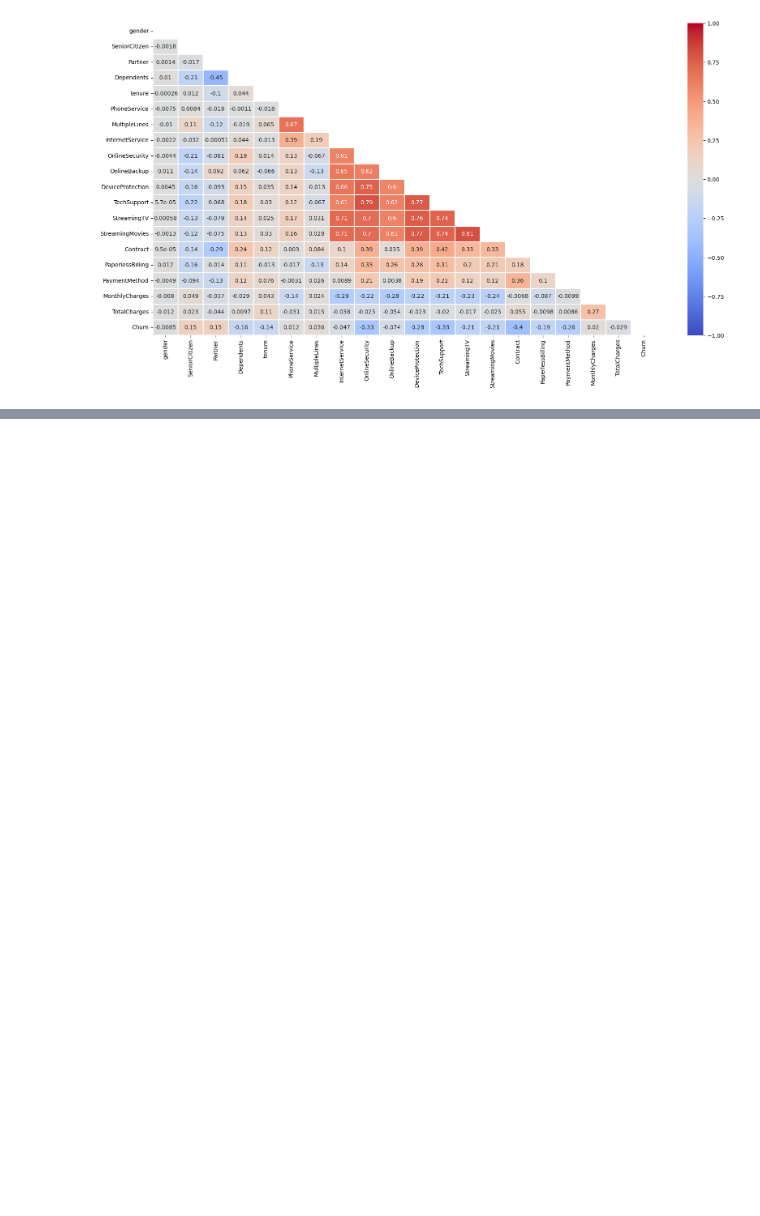
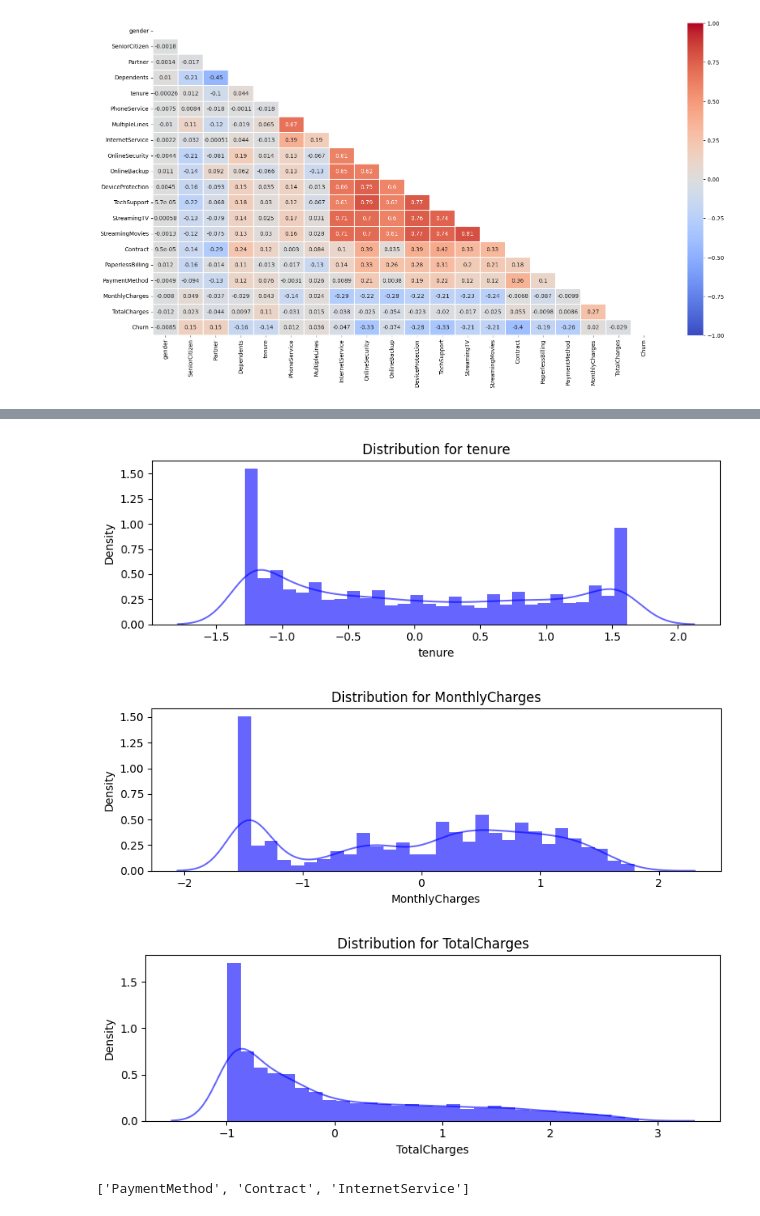
Before and after one commit to sunodmongia/Customer-Churn_Prediction, a Jupyter notebook: Customer_Churn_System.ipynb, the cells around one changed output, grey strips where cells are left out. Cells and saved outputs as stored; diff of their text form; code cells hidden in the pictures; blank space fills up the shorter version.

```diff
--- a/Customer_Churn_System.ipynb
+++ b/Customer_Churn_System.ipynb
@@ -490,0 +568,6 @@ ax = sns.heatmap(corr, mask=mask, xticklabels=corr.columns, yticklabels=corr.col
+# %%
+num_col = ["tenure", "MonthlyCharges", "TotalCharges"]
+data_scaled = pd.DataFrame(
+    StandardScaler().fit_transform(data[num_col].astype("float64")),
+    columns=num_col,
+)
@@ -490,0 +578,6 @@ ax = sns.heatmap(corr, mask=mask, xticklabels=corr.columns, yticklabels=corr.col
+# %%
+for feat in num_col: plotting_displot(feat,data_scaled, color='b')
+# %% [output]
+[figure, added]
+[figure, added]
+[figure, added]
@@ -490,0 +587,4 @@ ax = sns.heatmap(corr, mask=mask, xticklabels=corr.columns, yticklabels=corr.col
+# %%
+cat_cols_ohe
+# %% [output]
+['PaymentMethod', 'Contract', 'InternetService']
```
Also changed, not shown: parts of 13 cells of this notebook.
